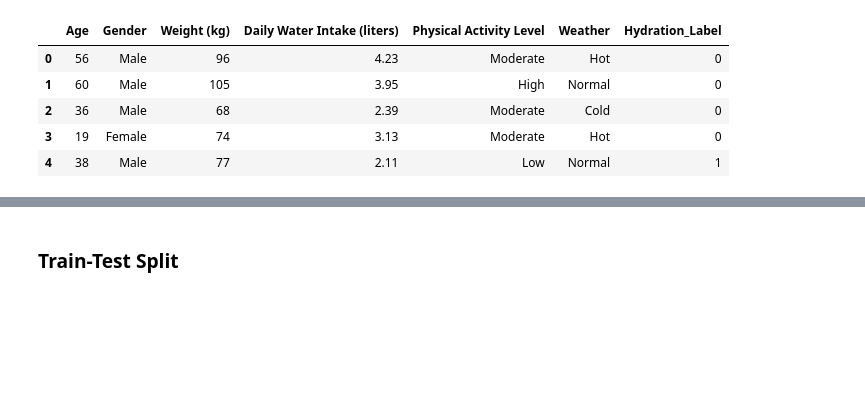
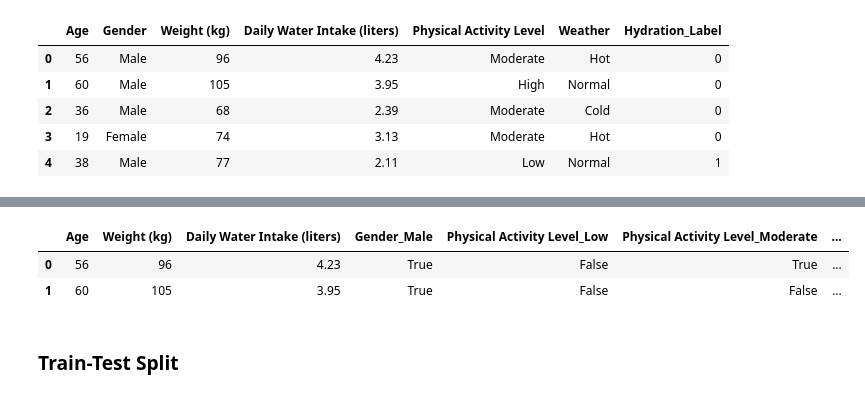
Before and after one commit to harshini2000-dev/HydraSense, a Jupyter notebook: hydration.ipynb, the cells around one changed output, grey strips where cells are left out. Drawn from its saved outputs; the diff is of its cells as text; code cells hidden in the pictures; blank space fills up the shorter version.

```diff
--- a/hydration.ipynb
+++ b/hydration.ipynb
@@ -80,6 +106,12 @@ df_encoded = pd.get_dummies(
 
 X = df_encoded.drop(columns=['Hydration_Label'])
 y = df_encoded['Hydration_Label']
+# %%
+X.head(2)
+# %% [output]
+|  | Age | Weight (kg) | Daily Water Intake (liters) | Gender_Male | Physical Activity Level_Low | Physical Activity Level_Moderate | ... |
+| 0 | 56 | 96 | 4.23 | True | False | True | ... |
+| 1 | 60 | 105 | 3.95 | True | False | False | ... |
 # %% [markdown]
 ### Train-Test Split
 # %%
```
Also changed, not shown: parts of 21 cells of this notebook, 5 other files.
